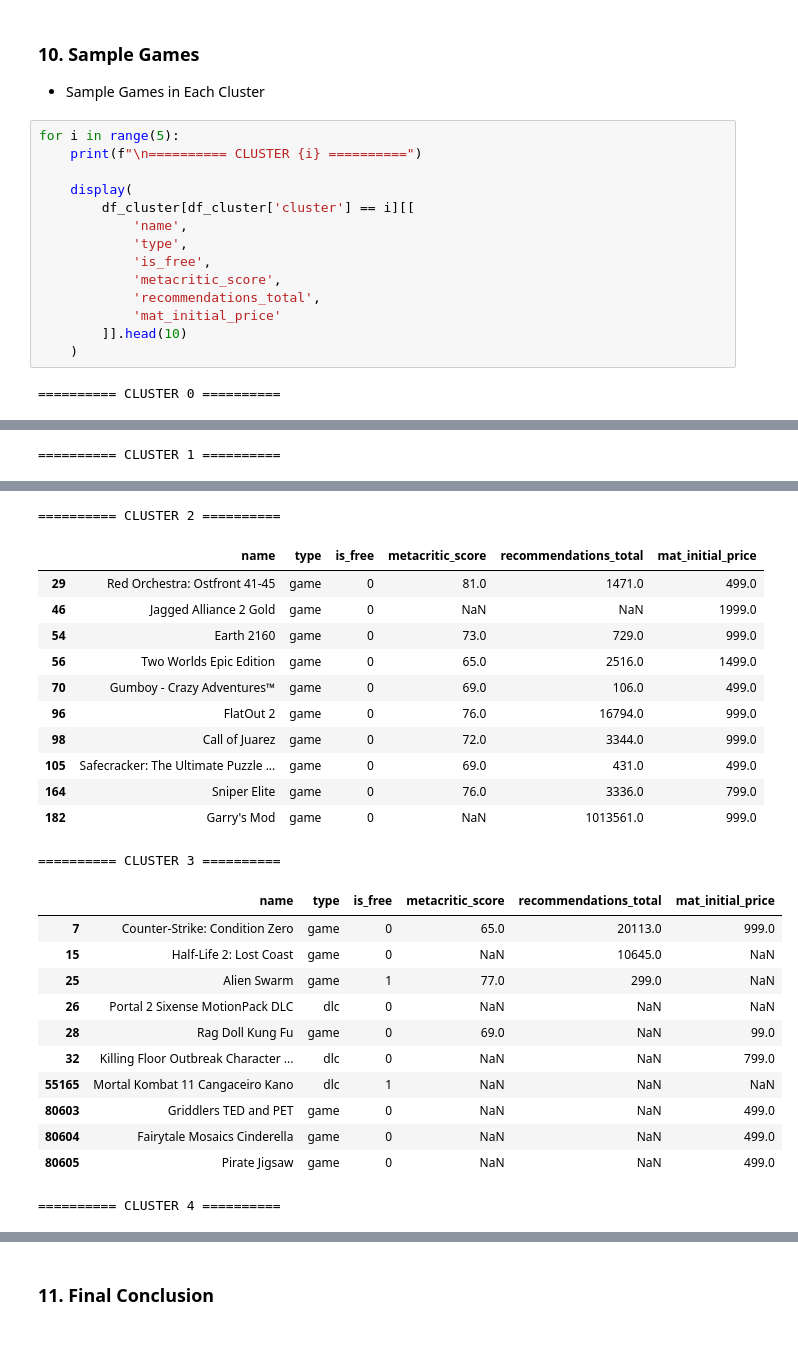
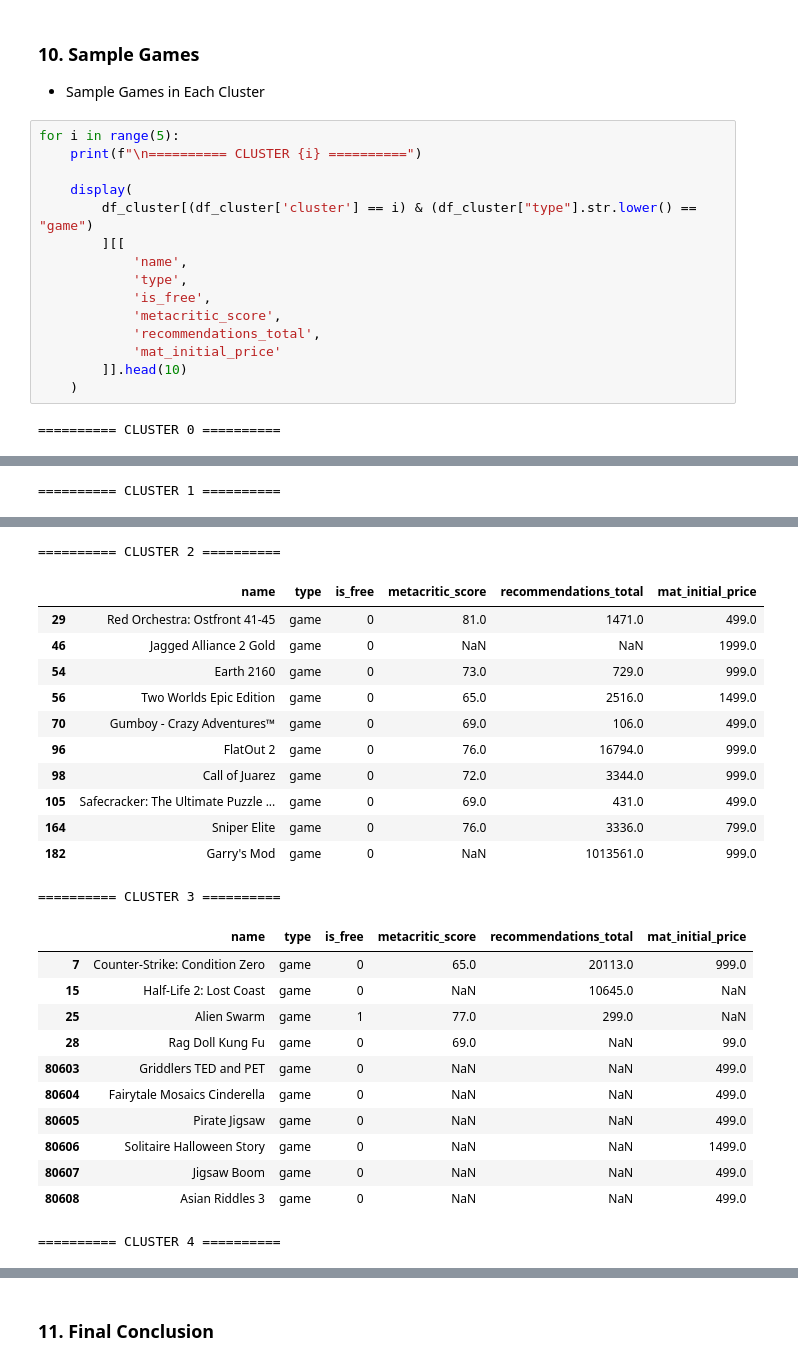
Before and after one commit to nthanhdung2k6ptit/steam-games-data-science, a Jupyter notebook: notebooks/05_clustering.ipynb, the cells around one changed output, grey strips where cells are left out. Drawn from its saved outputs; the diff is of its cells as text.

```diff
--- a/notebooks/05_clustering.ipynb
+++ b/notebooks/05_clustering.ipynb
@@ -242,7 +221,8 @@ for i in range(5):
     print(f"\n========== CLUSTER {i} ==========")
 
     display(
-        df_cluster[df_cluster['cluster'] == i][[
+        df_cluster[(df_cluster['cluster'] == i) & (df_cluster["type"].str.lower() == "game")
+        ][[
             'name',
             'type',
             'is_free',
@@ -279,27 +259,27 @@ for i in range(5):
 ========== CLUSTER 2 ==========
 |  | name | type | is_free | metacritic_score | recommendations_total | mat_initial_price |
 | 29 | Red Orchestra: Ostfront 41-45 | game | 0 | 81.0 | 1471.0 | 499.0 |
 | 46 | Jagged Alliance 2 Gold | game | 0 | NaN | NaN | 1999.0 |
 | 54 | Earth 2160 | game | 0 | 73.0 | 729.0 | 999.0 |
 | 56 | Two Worlds Epic Edition | game | 0 | 65.0 | 2516.0 | 1499.0 |
 | 70 | Gumboy - Crazy Adventures™ | game | 0 | 69.0 | 106.0 | 499.0 |
 | 96 | FlatOut 2 | game | 0 | 76.0 | 16794.0 | 999.0 |
 | 98 | Call of Juarez | game | 0 | 72.0 | 3344.0 | 999.0 |
 | 105 | Safecracker: The Ultimate Puzzle ... | game | 0 | 69.0 | 431.0 | 499.0 |
 | 164 | Sniper Elite | game | 0 | 76.0 | 3336.0 | 799.0 |
 | 182 | Garry's Mod | game | 0 | NaN | 1013561.0 | 999.0 |
 ========== CLUSTER 3 ==========
 |  | name | type | is_free | metacritic_score | recommendations_total | mat_initial_price |
 | 7 | Counter-Strike: Condition Zero | game | 0 | 65.0 | 20113.0 | 999.0 |
 | 15 | Half-Life 2: Lost Coast | game | 0 | NaN | 10645.0 | NaN |
 | 25 | Alien Swarm | game | 1 | 77.0 | 299.0 | NaN |
-| 26 | Portal 2 Sixense MotionPack DLC | dlc | 0 | NaN | NaN | NaN |
 | 28 | Rag Doll Kung Fu | game | 0 | 69.0 | NaN | 99.0 |
-| 32 | Killing Floor Outbreak Character ... | dlc | 0 | NaN | NaN | 799.0 |
-| 55165 | Mortal Kombat 11 Cangaceiro Kano | dlc | 1 | NaN | NaN | NaN |
 | 80603 | Griddlers TED and PET | game | 0 | NaN | NaN | 499.0 |
 | 80604 | Fairytale Mosaics Cinderella | game | 0 | NaN | NaN | 499.0 |
 | 80605 | Pirate Jigsaw | game | 0 | NaN | NaN | 499.0 |
+| 80606 | Solitaire Halloween Story | game | 0 | NaN | NaN | 1499.0 |
+| 80607 | Jigsaw Boom | game | 0 | NaN | NaN | 499.0 |
+| 80608 | Asian Riddles 3 | game | 0 | NaN | NaN | 499.0 |
 ========== CLUSTER 4 ==========
 |  | name | type | is_free | metacritic_score | recommendations_total | mat_initial_price |
 | 6694 | METAL GEAR SOLID V: GROUND ZEROES | game | 0 | 80.0 | 12804.0 | 19999900.0 |
```
Also changed, not shown: parts of 9 cells of this notebook, 1 other file.
